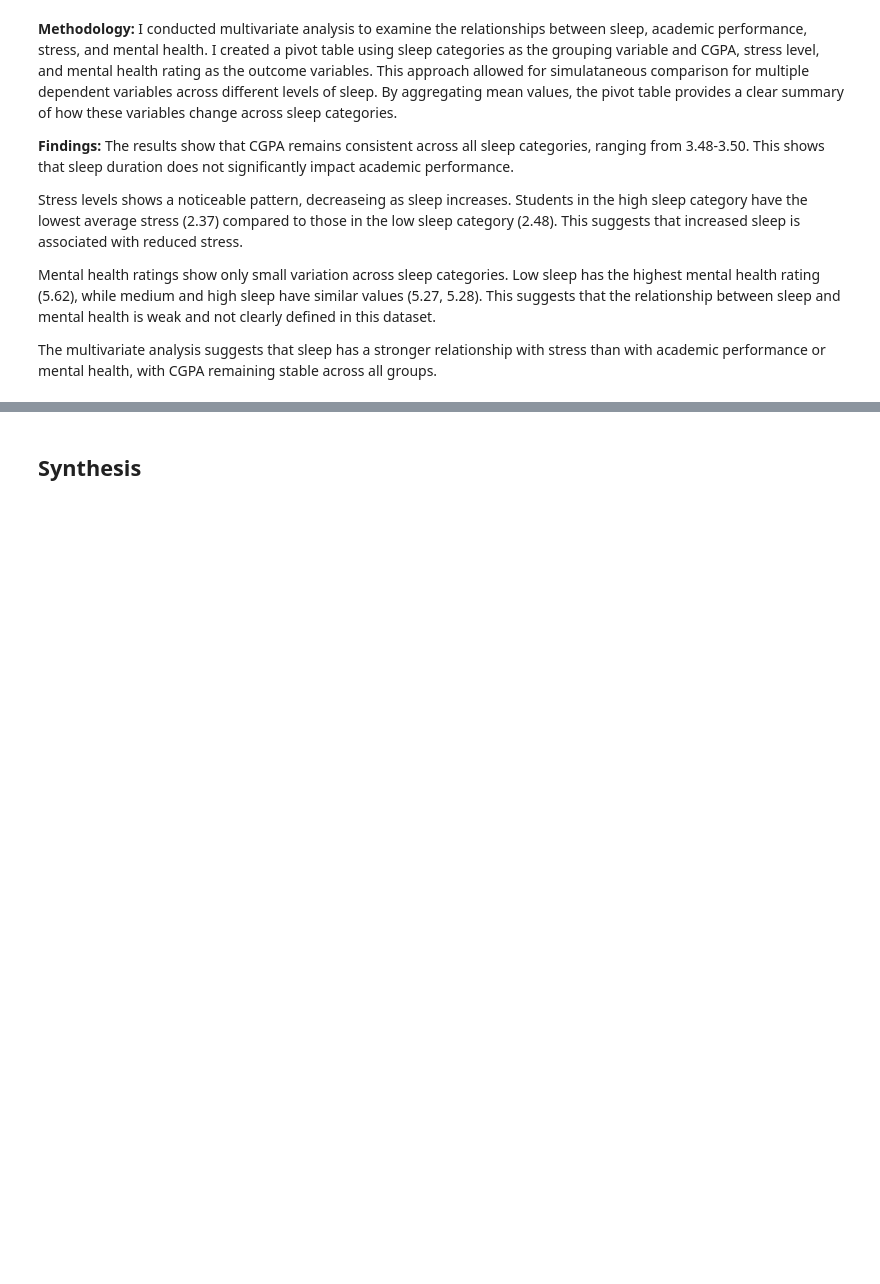
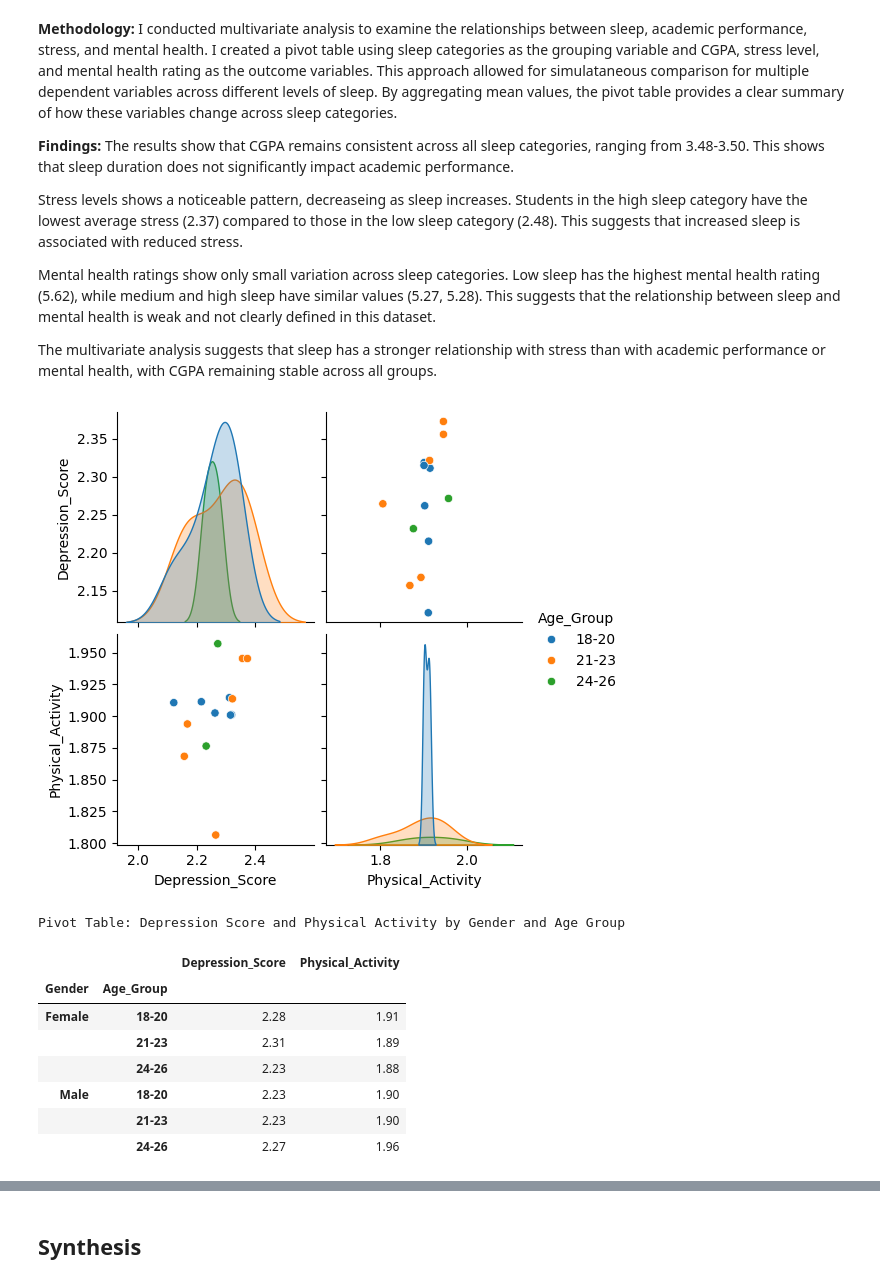
Before and after one commit to rebeccafalash/project_2_618, a Jupyter notebook: project_2.ipynb, the cells around one changed output, grey strips where cells are left out. Cells and saved outputs as stored; diff of their text form; code cells hidden in the pictures; blank space fills up the shorter version.

```diff
--- a/project_2.ipynb
+++ b/project_2.ipynb
@@ -1182,0 +1181,30 @@ The multivariate analysis suggests that sleep has a stronger relationship with s
+# %%
+# #Q3
+
+sns.pairplot(
+    q3_df[['Depression_Score', 'Physical_Activity', 'Age_Group']],
+    hue='Age_Group',
+    diag_kind='kde'
+)
+plt.show()
+
+pivot_table_q3 = pd.pivot_table(
+    q3_df,
+    values=["Depression_Score", "Physical_Activity"],
+    index=["Gender", "Age_Group"],
+    aggfunc="mean",
+    observed=True
+).round(2)
+print("Pivot Table: Depression Score and Physical Activity by Gender and Age Group")
+display(pivot_table_q3)
+# %% [output]
+[figure, added]
+Pivot Table: Depression Score and Physical Activity by Gender and Age Group
+|  |  | Depression_Score | Physical_Activity |
+| Gender | Age_Group |  |  |
+| Female | 18-20 | 2.28 | 1.91 |
+|  | 21-23 | 2.31 | 1.89 |
+|  | 24-26 | 2.23 | 1.88 |
+| Male | 18-20 | 2.23 | 1.90 |
+|  | 21-23 | 2.23 | 1.90 |
+|  | 24-26 | 2.27 | 1.96 |
```
Also changed, not shown: parts of 8 cells of this notebook.
